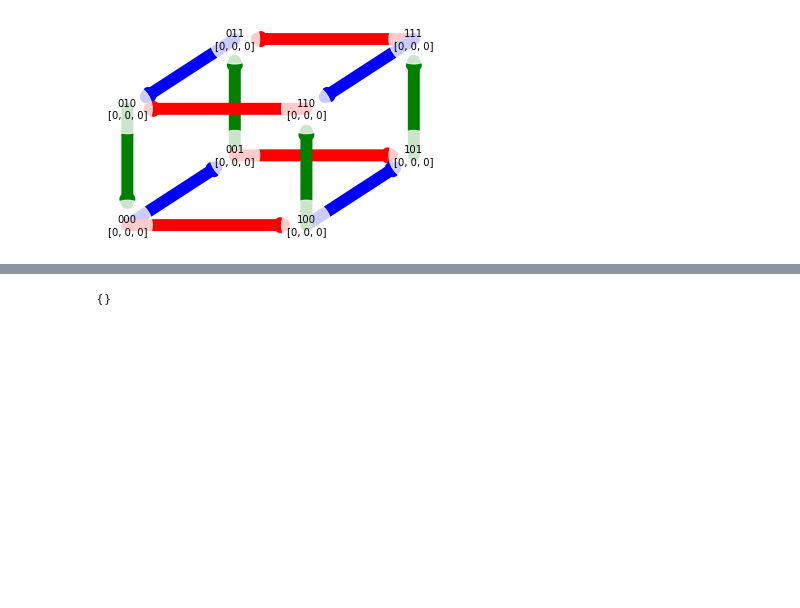
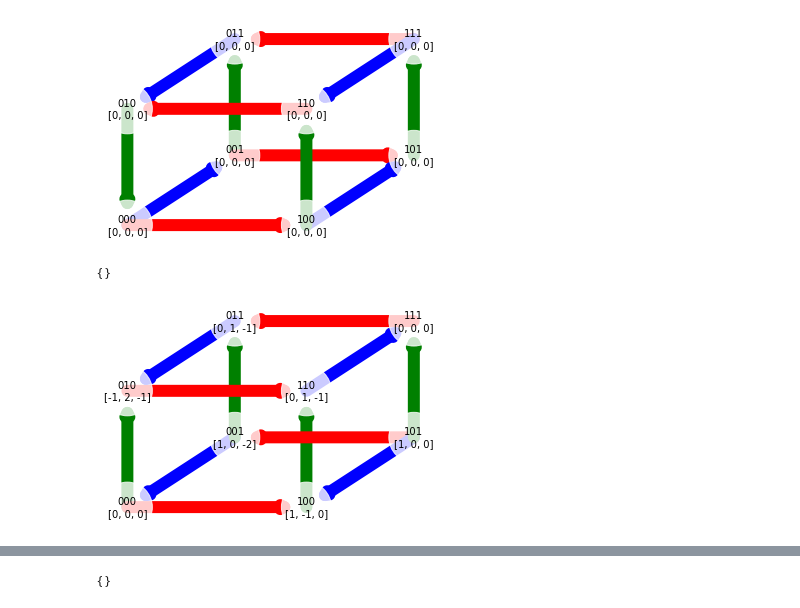
Before and after one commit to positivedefinite/corpgame, a Jupyter notebook: Drawing state-space & PNE.ipynb, the cells around one changed output, grey strips where cells are left out. Drawn from its saved outputs; the diff is of its cells as text; code cells hidden in the pictures; blank space fills up the shorter version.

```diff
--- a/Drawing state-space & PNE.ipynb
+++ b/Drawing state-space & PNE.ipynb
@@ -74,3 +74,19 @@ The iterable function was deprecated in Matplotlib 3.1 and will be removed in 3.
 The iterable function was deprecated in Matplotlib 3.1 and will be removed in 3.3. Use np.iterable instead.
   if cb.iterable(node_size):  # many node sizes
 [figure]
+# %%
+from corpgame import PolymatrixGame
+game_settings = {
+        "start_populations_matrix": [[4,4],[2,6],[7,4]],
+        "player_labels": [1,2,3],
+        "topology": "fully_connected",
+        'alpha': 1.0,
+        'log_level': "error"
+    }
+game = PolymatrixGame(**game_settings)
+game.solve()
+print(game.pne)
+draw_3player_states(game.payoffs, game.pne)
+# %% [output]
+{}
+[figure, added]
```
Also changed, not shown: parts of 3 cells of this notebook, 39 other files.
